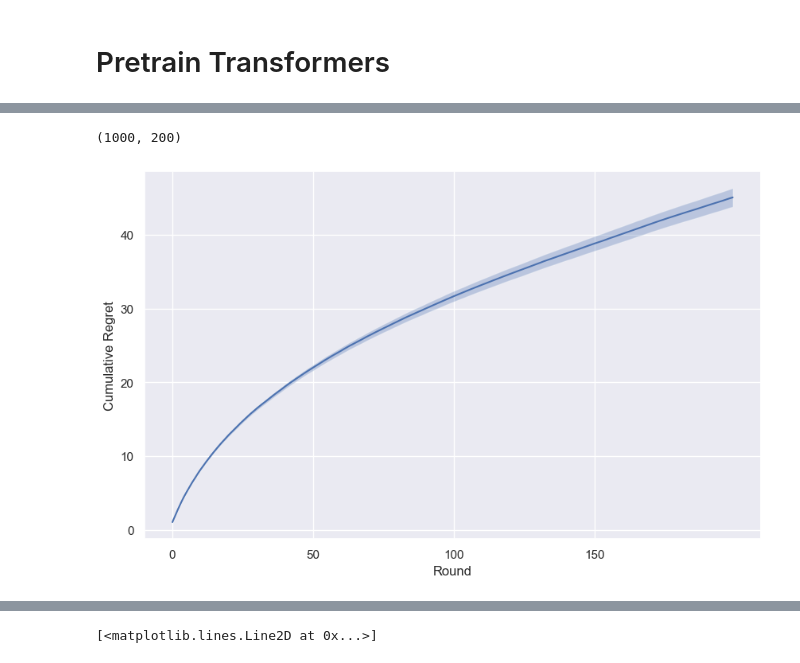
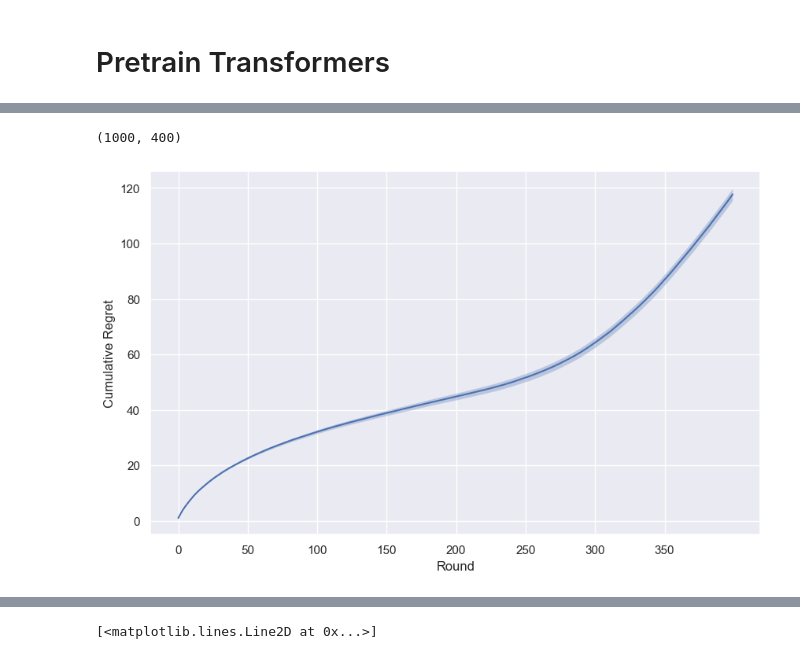
Before and after one commit to xjxyys/In-context-RL, a Jupyter notebook: experiment.ipynb, the cells around one changed output, grey strips where cells are left out. Drawn from its saved outputs; the diff is of its cells as text; code cells hidden in the pictures.

```diff
--- a/experiment.ipynb
+++ b/experiment.ipynb
@@ -288,6 +286,7 @@ bin d:\Anaconda3\envs\textgen\lib\site-packages\bitsandbytes\libbitsandbytes_cud
 batchsize = 64
 # %%
 # load model from file
+from model import Transformer
 import tqdm
 config = {
         'horizon': 200,
@@ -301,13 +300,13 @@ config = {
         'shuffle': True,
         'dropout': 0,
         'test': True,
-        'act_type': 'relu',
+        'activation': 'relu',
         'pred_q': False,
     }
 num_actions = 10
 context_dim = 5
 device = torch.device('cuda' if torch.cuda.is_available() else 'cpu')
-T = 200
+T = 400
 
 
 model = Transformer(config)
@@ -317,7 +316,7 @@ model.eval()  # 确保模型在评估模式
 # evaluate the model
 num_trajectories = 1000
 
-batchsize = 32
+batchsize = 8
 
 trajectories = [] # Store all trajectories
 # In this setting, s_t = \mathbb{A} = action_set!
@@ -420,23 +423,24 @@ df_regrets.to_csv('data/transformer_regrets.csv', index=False)
 # %%
 
 # plot the average regret with confidence interval
 import matplotlib.pyplot as plt
 import seaborn as sns
 import numpy as np
 import pandas as pd
 
 # load data
-df_regrets = pd.read_csv('data/transformer_regrets.csv')
+# df_regrets = pd.read_csv('data/transformer_regrets.csv')
+df_regrets = pd.read_csv('data/transformer_400steps_regrets.csv')
 print(df_regrets.shape)
 sns.set()
 plt.figure(figsize=(10, 6))
 plt.plot(df_regrets.mean(), label='Transformer')
 plt.fill_between(df_regrets.columns, df_regrets.mean() - df_regrets.std()/np.sqrt(num_trajectories), df_regrets.mean() + df_regrets.std()/np.sqrt(num_trajectories), alpha=0.3)
 plt.xlabel('Round')
 # ever 50 rounds set a x-tick
 plt.xticks(np.arange(0, T, 50))
 plt.ylabel('Cumulative Regret')
 plt.savefig('transformer_regret.png')
 # %% [output]
-(1000, 200)
+(1000, 400)
-[figure, old version]
+[figure, new version]
```
Also changed, not shown: parts of 5 cells of this notebook, 8 other files.
